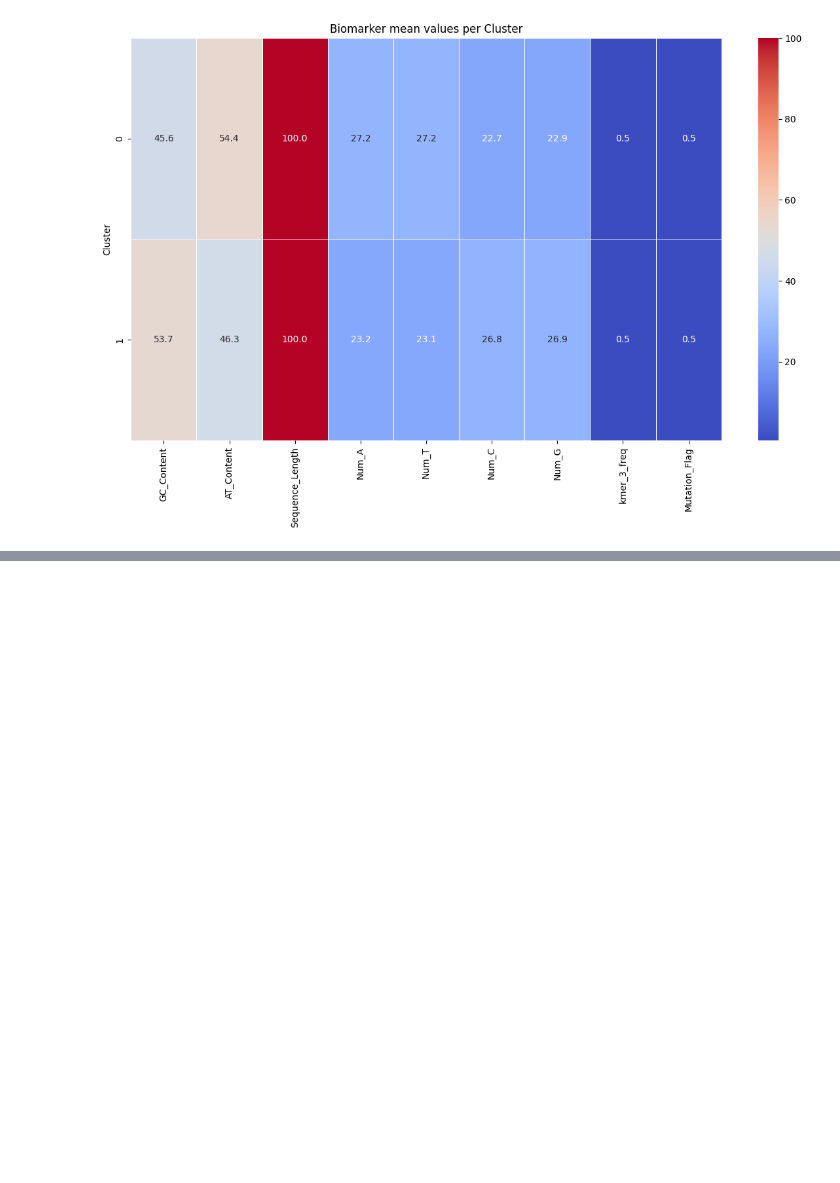
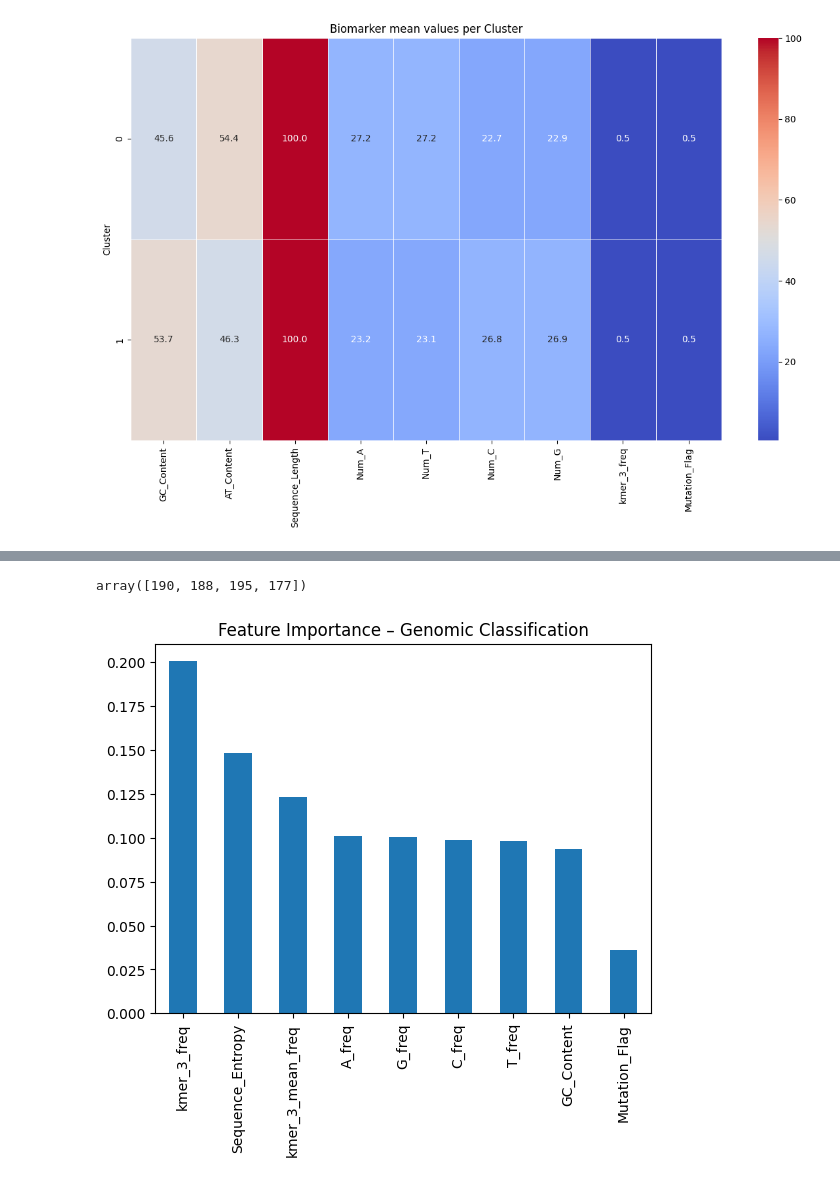
Before and after one commit to YamenNahhas/my-data-project, a Jupyter notebook: notebooks/DNA classification/DNA_data.ipynb, the cells around one changed output, grey strips where cells are left out. Drawn from its saved outputs; the diff is of its cells as text; code cells hidden in the pictures; blank space fills up the shorter version.

```diff
--- a/notebooks/DNA classification/DNA_data.ipynb
+++ b/notebooks/DNA classification/DNA_data.ipynb
@@ -284,0 +433,16 @@ plt.tight_layout()
+# %%
+cm.sum(axis=0)
+# %% [output]
+array([190, 188, 195, 177])
+# %%
+#feature importance
+importances = pd.Series(
+    rf.feature_importances_,
+    index=feature_cols
+).sort_values(ascending=False)
+
+importances.plot(kind="bar")
+plt.title("Feature Importance – Genomic Classification")
+plt.show()
+# %% [output]
+[figure, added]
```
Also changed, not shown: parts of 9 cells of this notebook.
